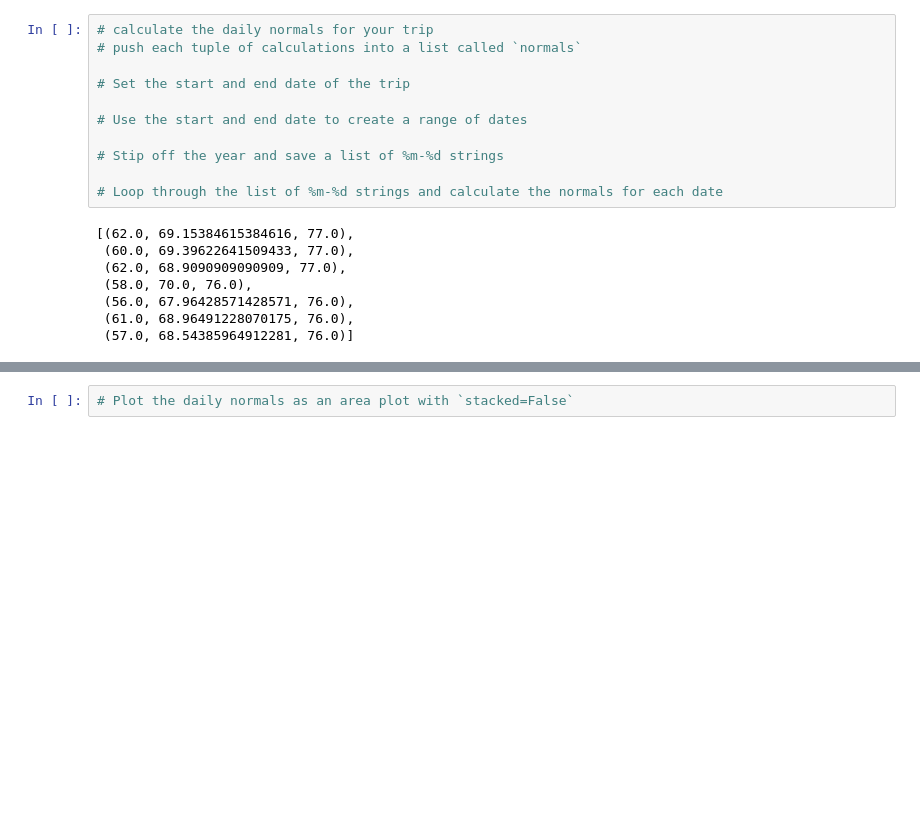
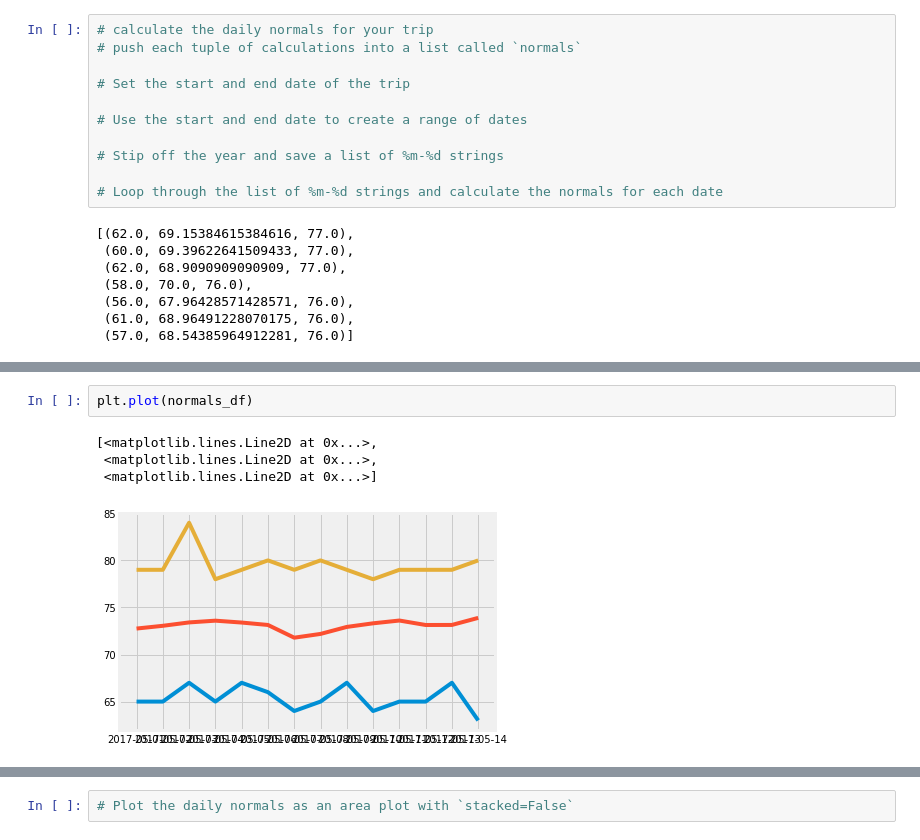
Before and after one commit to bman511/PySurf, a Jupyter notebook: climate_starter.ipynb, the cells around one changed output, grey strips where cells are left out. Drawn from its saved outputs; the diff is of its cells as text; blank space fills up the shorter version.

```diff
--- a/climate_starter.ipynb
+++ b/climate_starter.ipynb
@@ -297,0 +408,7 @@ daily_normals("01-01")
+# %%
+plt.plot(normals_df)
+# %% [output]
+[<matplotlib.lines.Line2D at 0x...>,
+ <matplotlib.lines.Line2D at 0x...>,
+ <matplotlib.lines.Line2D at 0x...>]
+[figure, added]
```
Also changed, not shown: parts of 15 cells of this notebook.
